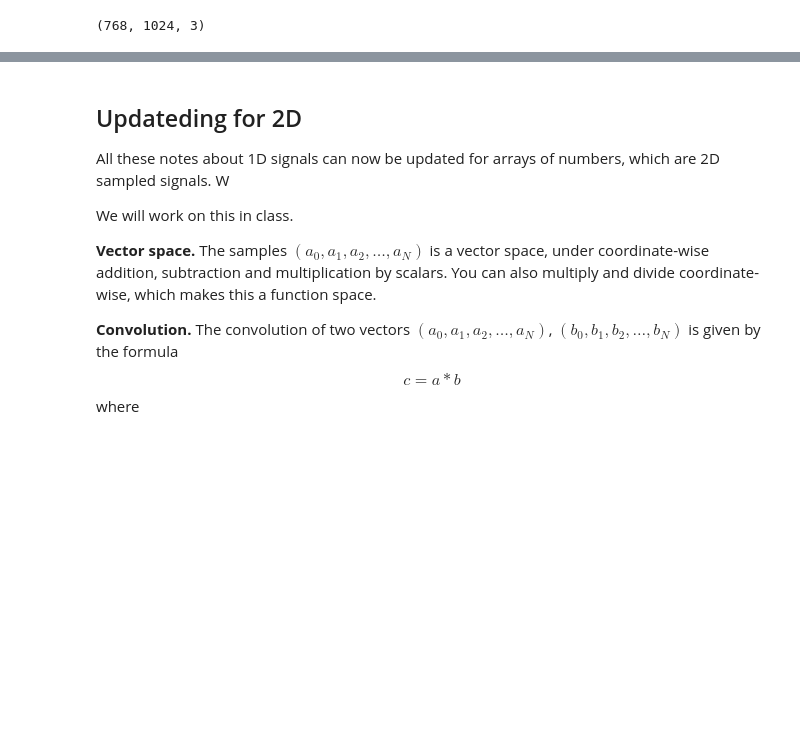
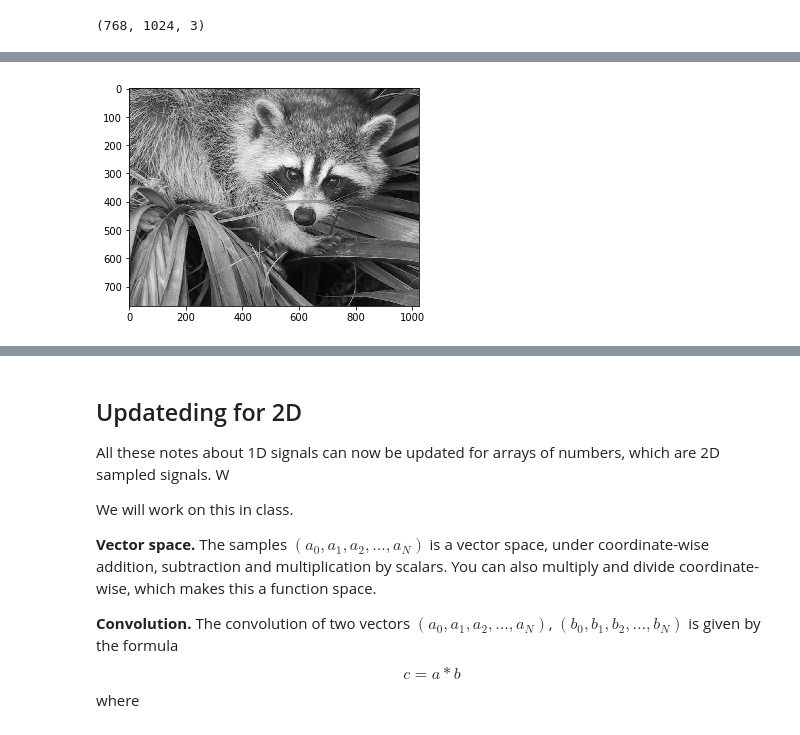
Before and after one commit to mlamoureux/Math502w19, a Jupyter notebook: Lecture18_Mar21.ipynb, the cells around one changed output, grey strips where cells are left out. Drawn from its saved outputs; the diff is of its cells as text; code cells hidden in the pictures; blank space fills up the shorter version.

```diff
--- a/Lecture18_Mar21.ipynb
+++ b/Lecture18_Mar21.ipynb
@@ -127 +123,6 @@ ValueError: assignment destination is read-only
+# %%
+f1[400,:] = 250
+imshow(f1,cmap='gray');
+# %% [output]
+[figure, added]
 # %%
```
Also changed, not shown: parts of 18 cells of this notebook, 2 other files.
